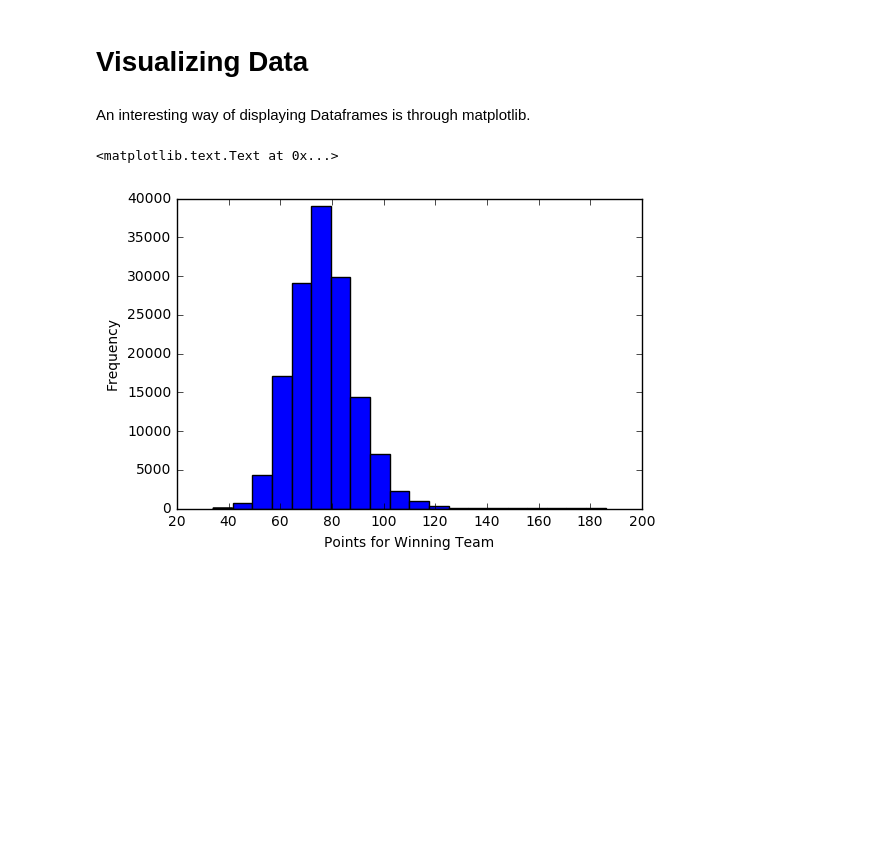
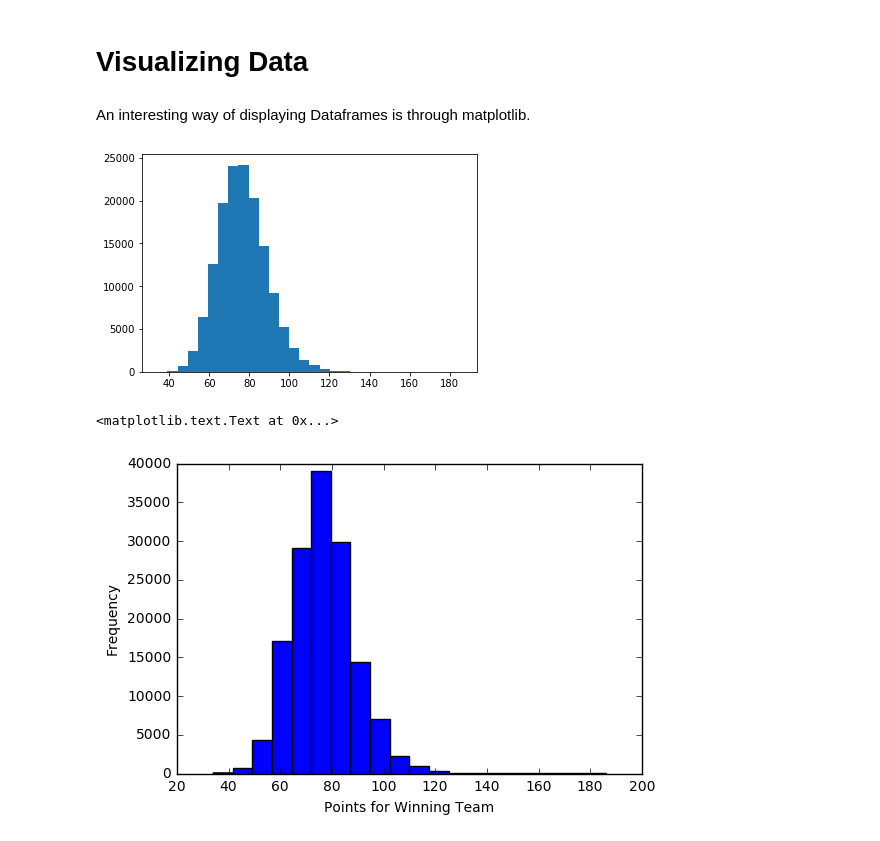
Before and after one commit to xiaoqinwangmax/course_materials, a Jupyter notebook: ch0/scripts/Pandas Tutorial.ipynb, the cells around one changed output. Saved outputs shown, nothing was run; the diff lists cells and outputs as text; code cells hidden in the pictures; blank space fills up the shorter version.

```diff
--- a/ch0/scripts/Pandas Tutorial.ipynb
+++ b/ch0/scripts/Pandas Tutorial.ipynb
@@ -393,6 +443,11 @@ An interesting way of displaying Dataframes is through matplotlib.
 # %%
 import matplotlib.pyplot as plt
 %matplotlib inline
+# %%
+plt.hist(df['Wscore'].values,bins=30)
+plt.show()
+# %% [output]
+[figure, added]
 # %%
 ax = df['Wscore'].plot.hist(bins=20)
 ax.set_xlabel('Points for Winning Team')
```
Also changed, not shown: parts of 11 cells of this notebook, 13 other files.
